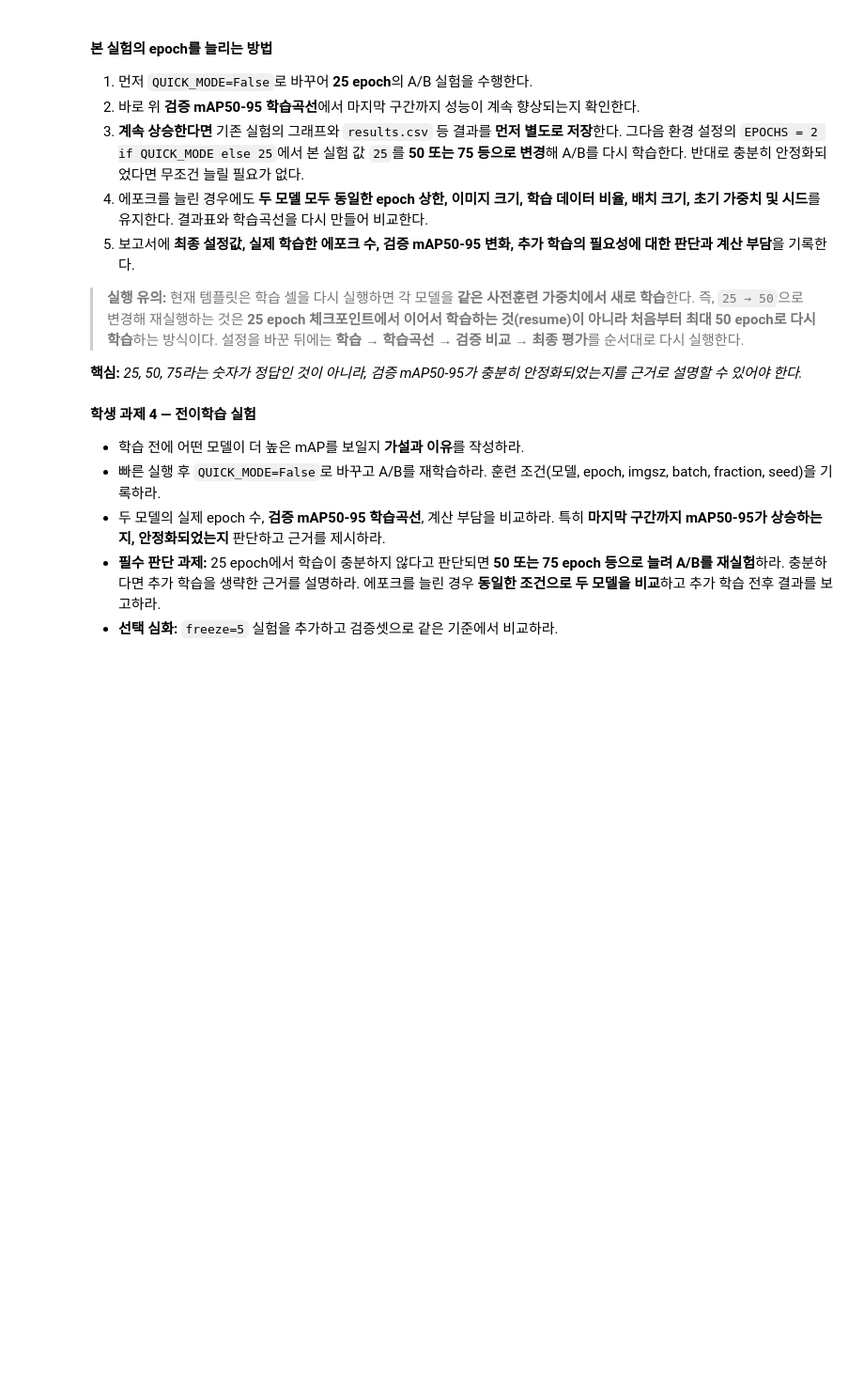
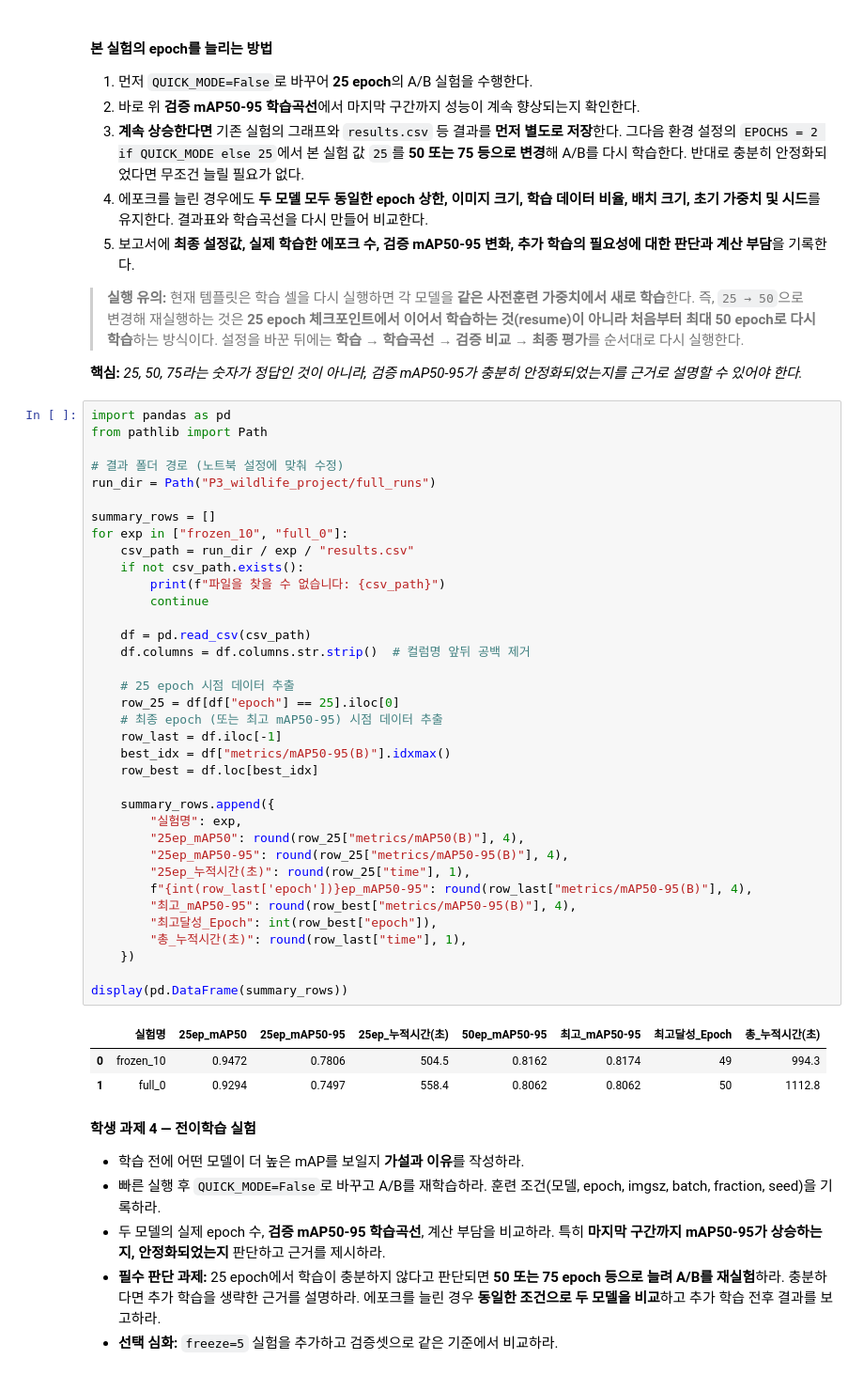
Before and after one commit to dayuni0708/26-1-ML, a Jupyter notebook: P3_project_wildlife.ipynb, the cells around one changed output. Shown at 94% size. Cells and saved outputs as stored; diff of their text form; blank space fills up the shorter version.

```diff
--- a/P3_project_wildlife.ipynb
+++ b/P3_project_wildlife.ipynb
@@ -460,6 +470,46 @@ plt.tight_layout()
 > **실행 유의:** 현재 템플릿은 학습 셀을 다시 실행하면 각 모델을 **같은 사전훈련 가중치에서 새로 학습**한다. 즉, `25 → 50`으로 변경해 재실행하는 것은 **25 epoch 체크포인트에서 이어서 학습하는 것(resume)이 아니라 처음부터 최대 50 epoch로 다시 학습**하는 방식이다. 설정을 바꾼 뒤에는 **학습 → 학습곡선 → 검증 비교 → 최종 평가**를 순서대로 다시 실행한다.
 
 **핵심:** *25, 50, 75라는 숫자가 정답인 것이 아니라, 검증 mAP50-95가 충분히 안정화되었는지를 근거로 설명할 수 있어야 한다.*
+# %%
+import pandas as pd
+from pathlib import Path
+
+# 결과 폴더 경로 (노트북 설정에 맞춰 수정)
+run_dir = Path("P3_wildlife_project/full_runs")
+
+summary_rows = []
+for exp in ["frozen_10", "full_0"]:
+    csv_path = run_dir / exp / "results.csv"
+    if not csv_path.exists():
+        print(f"파일을 찾을 수 없습니다: {csv_path}")
+        continue
+
+    df = pd.read_csv(csv_path)
+    df.columns = df.columns.str.strip()  # 컬럼명 앞뒤 공백 제거
+
+    # 25 epoch 시점 데이터 추출
+    row_25 = df[df["epoch"] == 25].iloc[0]
+    # 최종 epoch (또는 최고 mAP50-95) 시점 데이터 추출
+    row_last = df.iloc[-1]
+    best_idx = df["metrics/mAP50-95(B)"].idxmax()
+    row_best = df.loc[best_idx]
+
+    summary_rows.append({
+        "실험명": exp,
+        "25ep_mAP50": round(row_25["metrics/mAP50(B)"], 4),
+        "25ep_mAP50-95": round(row_25["metrics/mAP50-95(B)"], 4),
+        "25ep_누적시간(초)": round(row_25["time"], 1),
+        f"{int(row_last['epoch'])}ep_mAP50-95": round(row_last["metrics/mAP50-95(B)"], 4),
+        "최고_mAP50-95": round(row_best["metrics/mAP50-95(B)"], 4),
+        "최고달성_Epoch": int(row_best["epoch"]),
+        "총_누적시간(초)": round(row_last["time"], 1),
+    })
+
+display(pd.DataFrame(summary_rows))
+# %% [output]
+|  | 실험명 | 25ep_mAP50 | 25ep_mAP50-95 | 25ep_누적시간(초) | 50ep_mAP50-95 | 최고_mAP50-95 | 최고달성_Epoch | 총_누적시간(초) |
+| 0 | frozen_10 | 0.9472 | 0.7806 | 504.5 | 0.8162 | 0.8174 | 49 | 994.3 |
+| 1 | full_0 | 0.9294 | 0.7497 | 558.4 | 0.8062 | 0.8062 | 50 | 1112.8 |
 # %% [markdown]
 **학생 과제 4 — 전이학습 실험**
 
```
Also changed, not shown: parts of 17 cells of this notebook.
